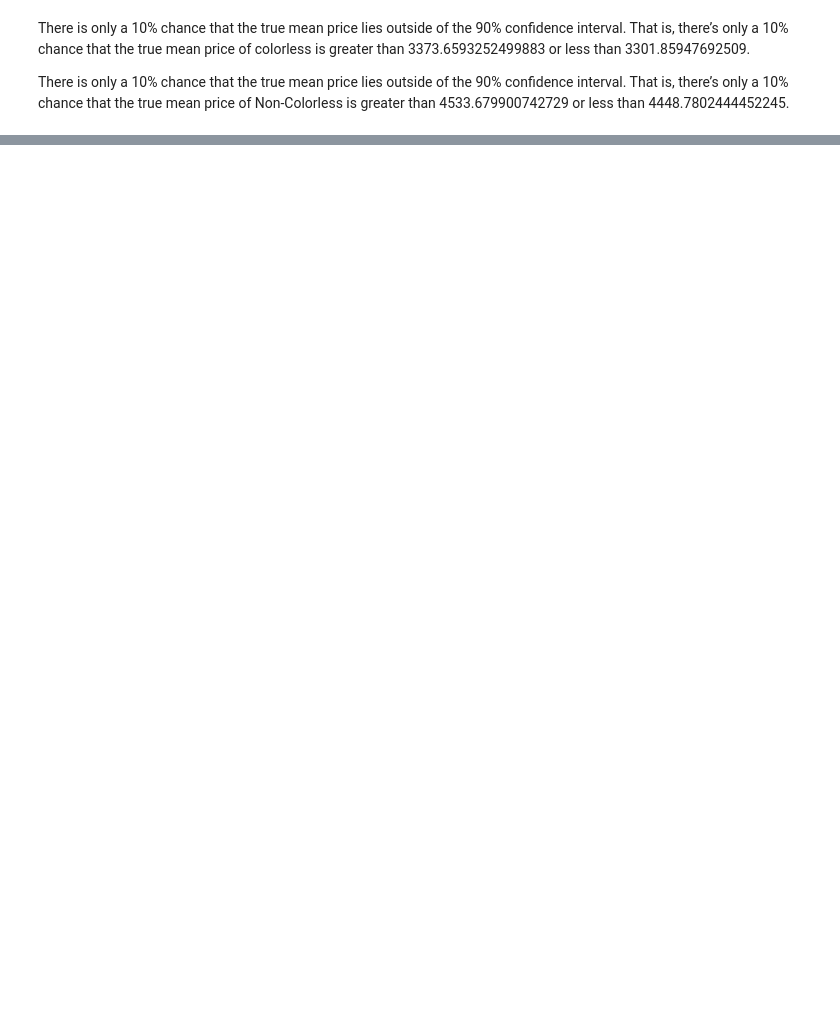
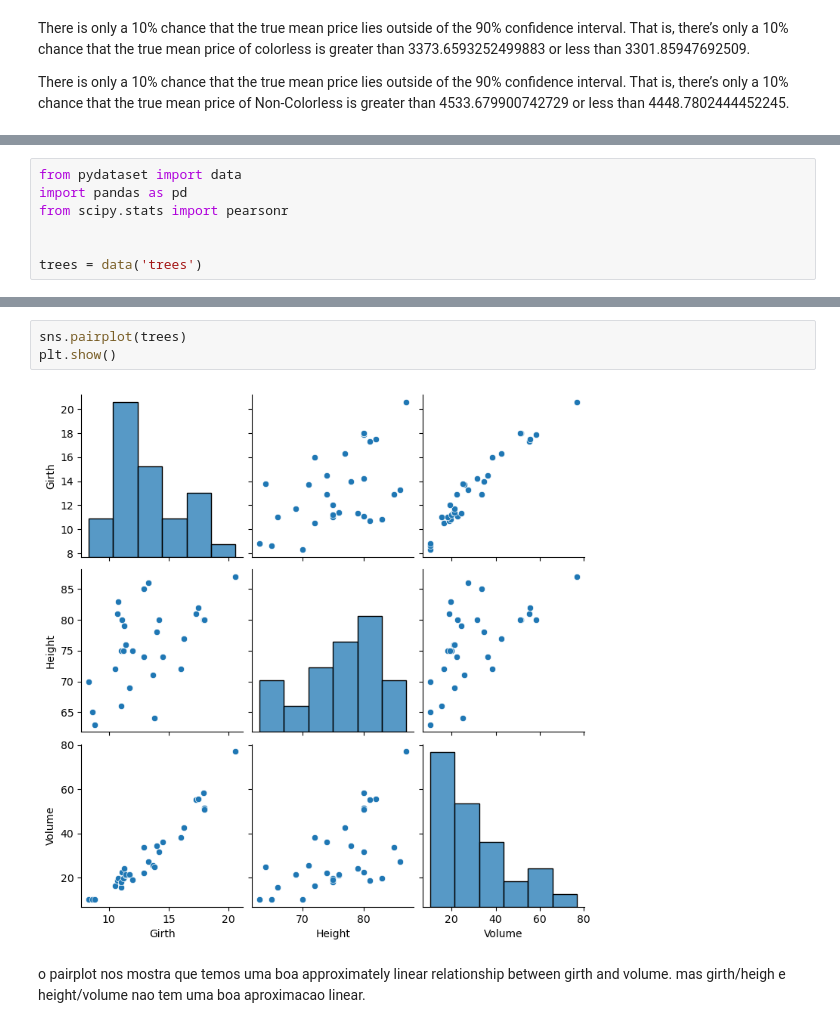
Before and after one commit to helencosta4/Stats-CA2, a Jupyter notebook: CA2.ipynb, the cells around one changed output, grey strips where cells are left out. Saved outputs shown, nothing was run; the diff lists cells and outputs as text; blank space fills up the shorter version.

```diff
--- a/CA2.ipynb
+++ b/CA2.ipynb
@@ -361,0 +655,7 @@ There is only a 10% chance that the true mean price lies outside of the 90% conf
+# %%
+from pydataset import data
+import pandas as pd
+from scipy.stats import pearsonr
+
+
+trees = data('trees')
@@ -361,0 +700,7 @@ There is only a 10% chance that the true mean price lies outside of the 90% conf
+# %%
+sns.pairplot(trees)
+plt.show()
+# %% [output]
+[figure, added]
+# %% [markdown]
+o pairplot nos mostra que temos uma boa approximately linear relationship between girth and volume. mas  girth/heigh e height/volume nao tem uma boa aproximacao linear.
```
Also changed, not shown: parts of 78 cells of this notebook, 1 other file.
